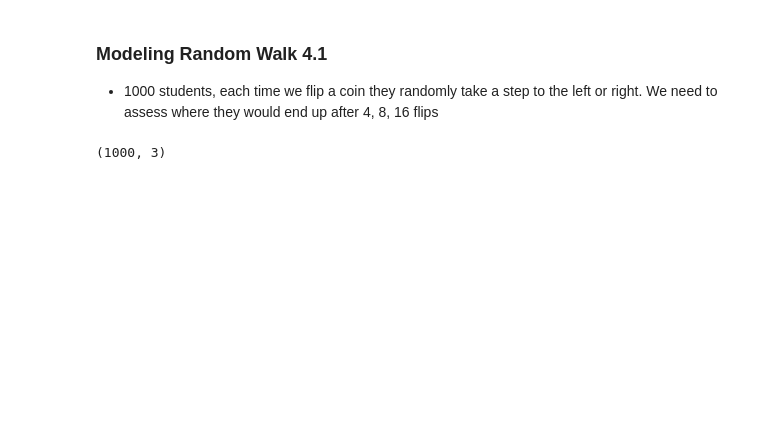
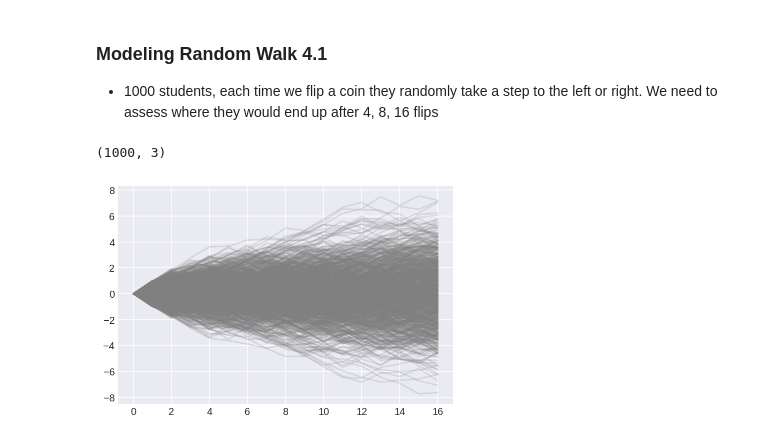
Before and after one commit to svats2k/statrethinking_winter2019, a Jupyter notebook: chapters/chapter4_pymc3.ipynb, the cells around one changed output. Saved outputs shown, nothing was run; the diff lists cells and outputs as text; code cells hidden in the pictures; blank space fills up the shorter version.

```diff
--- a/chapters/chapter4_pymc3.ipynb
+++ b/chapters/chapter4_pymc3.ipynb
@@ -25,6 +28,17 @@ steps_mult = np.hstack((np.mean(steps_4, axis=1).reshape(-1,1),
 steps_mult.shape
 # %% [output]
 (1000, 3)
+# %%
+# Plotting the movement across different steps
+
+# Notion of 16 steps
+steps_t16 = np.random.uniform(-1,1,(num_people,num_steps))
+steps_t16 = np.hstack((np.zeros((num_people,1)), steps_t16))
+cum_steps = np.cumsum(steps_t16, axis=1)
+
+plt.plot(cum_steps.T, alpha=0.2, color='grey'); # Neat !!!! a semicolon get rids ot messages like ...lines.2D ...
+# %% [output]
+[figure, added]
 # %%
 # List of 3 density plots
 steps = ['4 steps', '8 steps', '16 steps']
```
Also changed, not shown: parts of 3 cells of this notebook.
